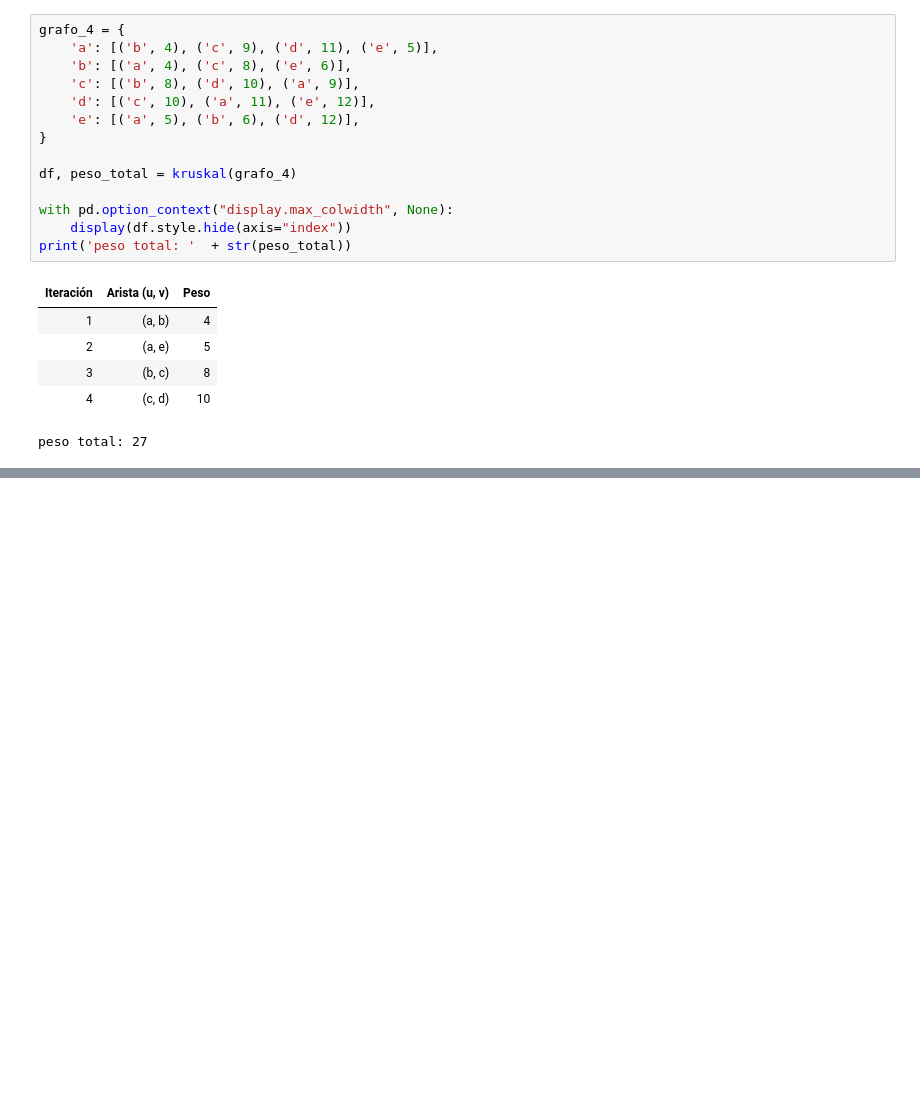
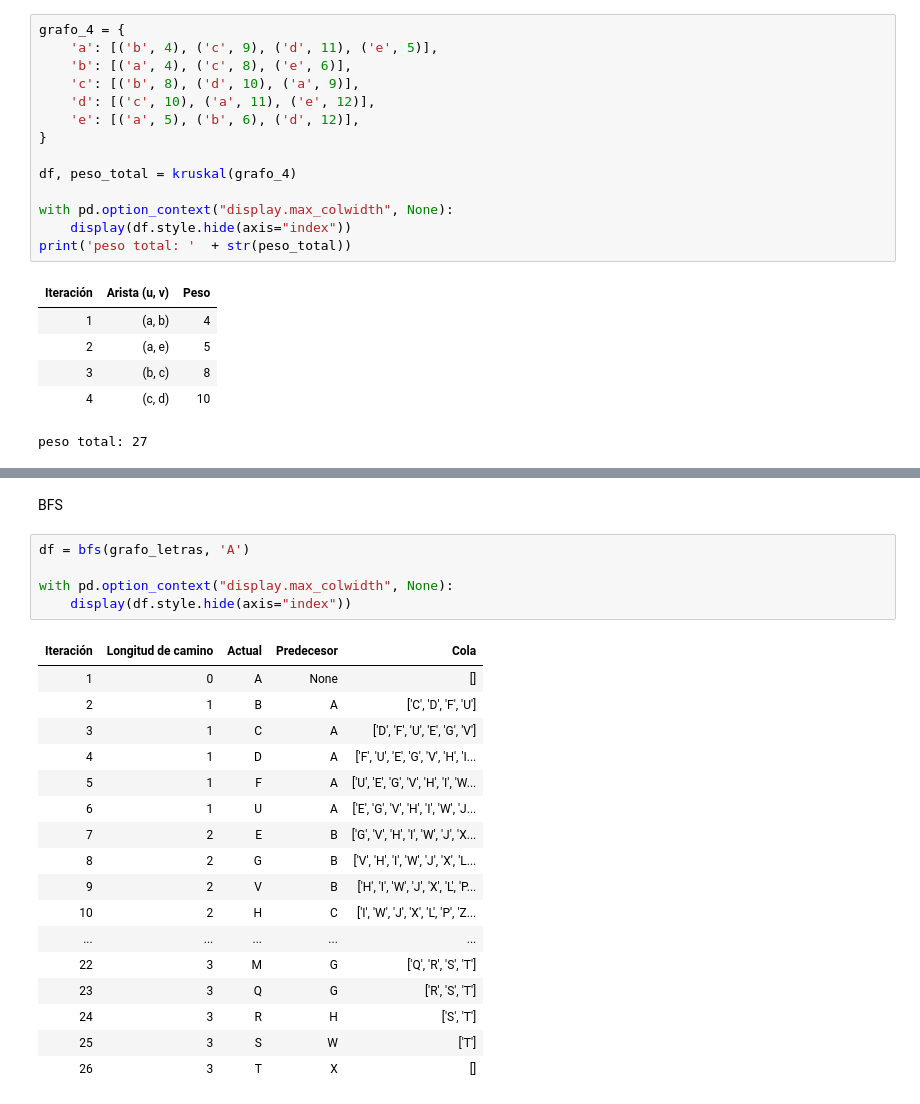
Before and after one commit to pepeul1191/grafos-estructuras-discretas, a Jupyter notebook: app.ipynb, the cells around one changed output, grey strips where cells are left out. Saved outputs shown, nothing was run; the diff lists cells and outputs as text; blank space fills up the shorter version.

```diff
--- a/app.ipynb
+++ b/app.ipynb
@@ -487,0 +591,25 @@ peso total: 27
+# %% [markdown]
+BFS
+# %%
+df = bfs(grafo_letras, 'A')
+
+with pd.option_context("display.max_colwidth", None):
+    display(df.style.hide(axis="index"))
+# %% [output]
+| Iteración | Longitud de camino | Actual | Predecesor | Cola |
+| 1 | 0 | A | None | [] |
+| 2 | 1 | B | A | ['C', 'D', 'F', 'U'] |
+| 3 | 1 | C | A | ['D', 'F', 'U', 'E', 'G', 'V'] |
+| 4 | 1 | D | A | ['F', 'U', 'E', 'G', 'V', 'H', 'I... |
+| 5 | 1 | F | A | ['U', 'E', 'G', 'V', 'H', 'I', 'W... |
+| 6 | 1 | U | A | ['E', 'G', 'V', 'H', 'I', 'W', 'J... |
+| 7 | 2 | E | B | ['G', 'V', 'H', 'I', 'W', 'J', 'X... |
+| 8 | 2 | G | B | ['V', 'H', 'I', 'W', 'J', 'X', 'L... |
+| 9 | 2 | V | B | ['H', 'I', 'W', 'J', 'X', 'L', 'P... |
+| 10 | 2 | H | C | ['I', 'W', 'J', 'X', 'L', 'P', 'Z... |
+| ... | ... | ... | ... | ... |
+| 22 | 3 | M | G | ['Q', 'R', 'S', 'T'] |
+| 23 | 3 | Q | G | ['R', 'S', 'T'] |
+| 24 | 3 | R | H | ['S', 'T'] |
+| 25 | 3 | S | W | ['T'] |
+| 26 | 3 | T | X | [] |
```
Also changed, not shown: parts of 9 cells of this notebook, 1 other file.
